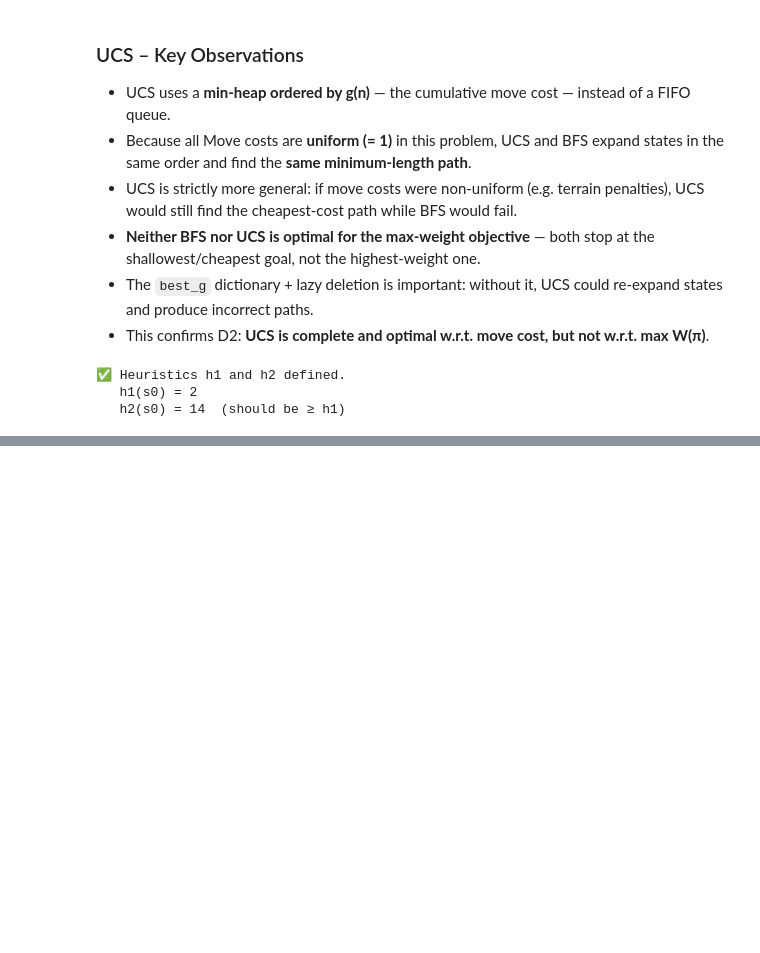
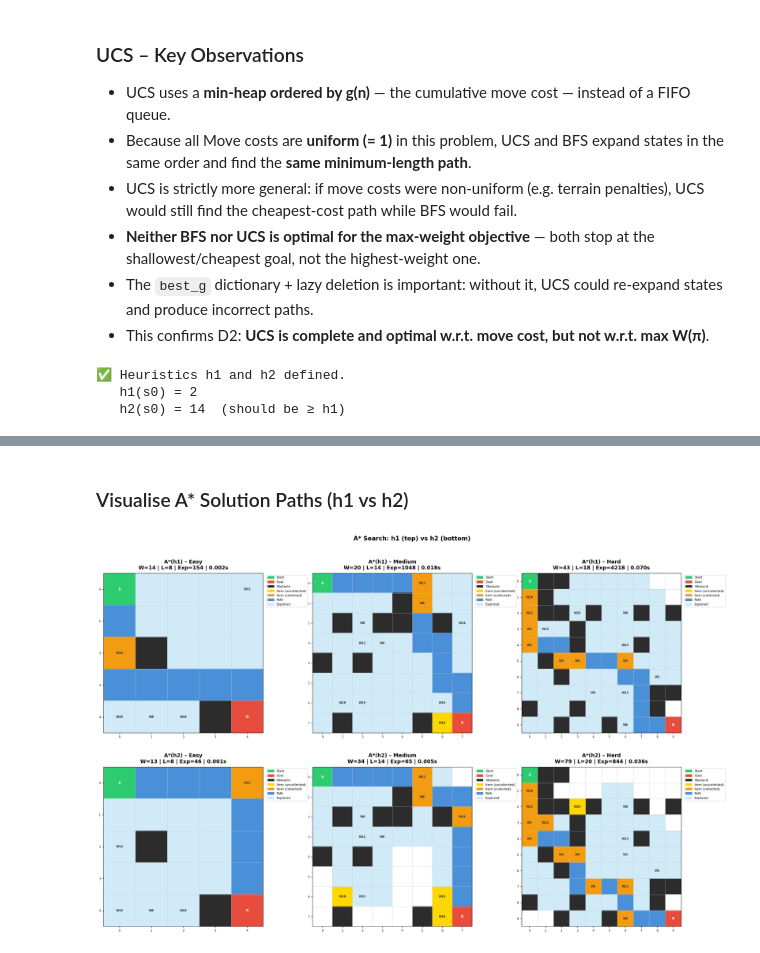
Before and after one commit to RomitJain15/AI-Warehouse-Robot-Navigation, a Jupyter notebook: WarehouseRobot.ipynb, the cells around one changed output, grey strips where cells are left out. Drawn from its saved outputs; the diff is of its cells as text; code cells hidden in the pictures; blank space fills up the shorter version.

```diff
--- a/WarehouseRobot.ipynb
+++ b/WarehouseRobot.ipynb
@@ -792,0 +1115,18 @@ print(f"   h2(s0) = {h2(s0, env_easy)}  (should be ≥ h1)")
+# %%
+print('=== EASY ===')
+astar_h1_easy = astar(env_easy, h1, 'h1')
+print(astar_h1_easy)
+astar_h2_easy = astar(env_easy, h2, 'h2')
+print(astar_h2_easy)
+
+print('\n=== MEDIUM ===')
+astar_h1_medium = astar(env_medium, h1, 'h1')
+print(astar_h1_medium)
+astar_h2_medium = astar(env_medium, h2, 'h2')
+print(astar_h2_medium)
+
+print('\n=== HARD ===')
+astar_h1_hard = astar(env_hard, h1, 'h1', max_nodes=200_000)
+print(astar_h1_hard)
+astar_h2_hard = astar(env_hard, h2, 'h2', max_nodes=200_000)
+print(astar_h2_hard)
@@ -792,0 +1145,32 @@ print(f"   h2(s0) = {h2(s0, env_easy)}  (should be ≥ h1)")
+# %% [markdown]
+### Visualise A* Solution Paths (h1 vs h2)
+# %%
+fig, axes = plt.subplots(2, 3, figsize=(22, 14))
+
+rows = [
+    (astar_h1_easy, astar_h1_medium, astar_h1_hard, 'A* – h1 (Manhattan to nearest item)'),
+    (astar_h2_easy, astar_h2_medium, astar_h2_hard, 'A* – h2 (MST-based)'),
+]
+
+envs   = [env_easy, env_medium, env_hard]
+labels = ['Easy', 'Medium', 'Hard']
+
+for row_idx, (r_easy, r_medium, r_hard, row_title) in enumerate(rows):
+    for col_idx, (env, res, diff) in enumerate(
+            zip(envs, [r_easy, r_medium, r_hard], labels)):
+        ax   = axes[row_idx][col_idx]
+        info = (f'W={res.collected_weight} | L={res.path_length} | '
+                f'Exp={res.nodes_expanded} | {res.time_sec:.3f}s')
+        env.render(
+            path=res.path,
+            explored=res.explored_cells,
+            title=f'A*({res.heuristic}) – {diff}\n{info}',
+            ax=ax
+        )
+
+plt.suptitle('A* Search: h1 (top) vs h2 (bottom)', fontsize=15,
+             fontweight='bold', y=1.01)
+plt.tight_layout()
+plt.show()
+# %% [output]
+[figure, added]
```
Also changed, not shown: parts of 15 cells of this notebook.
